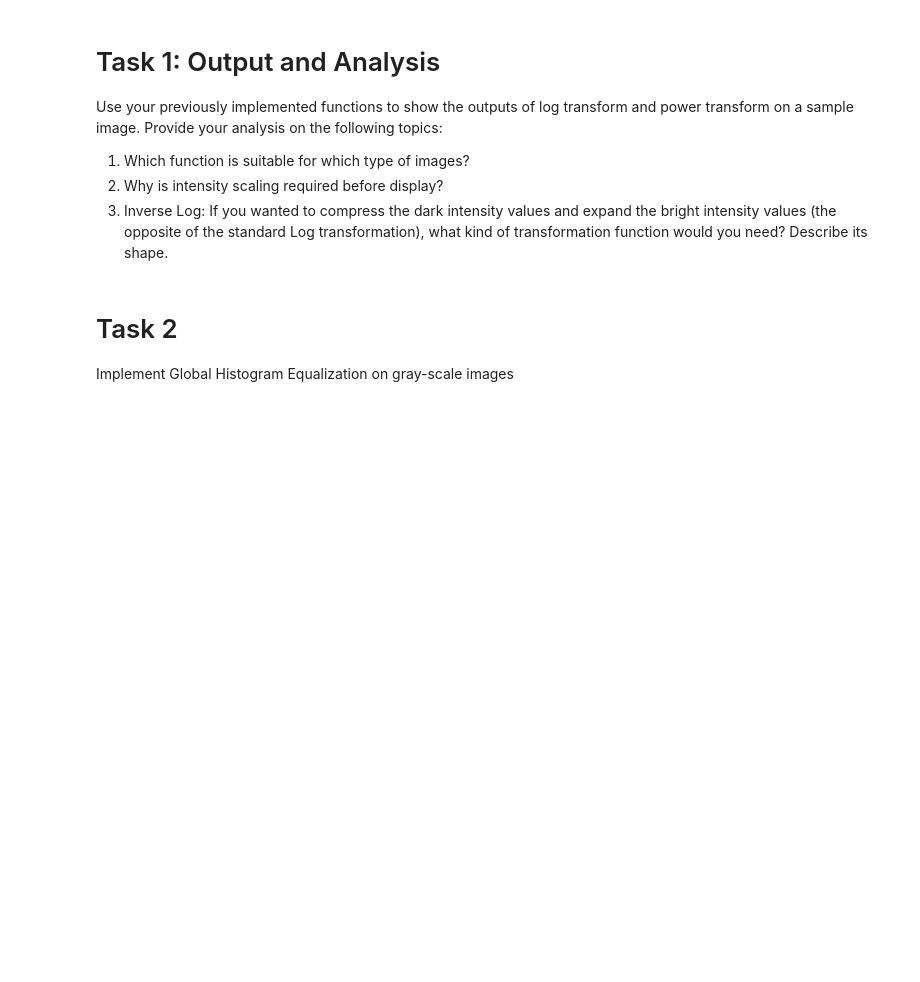
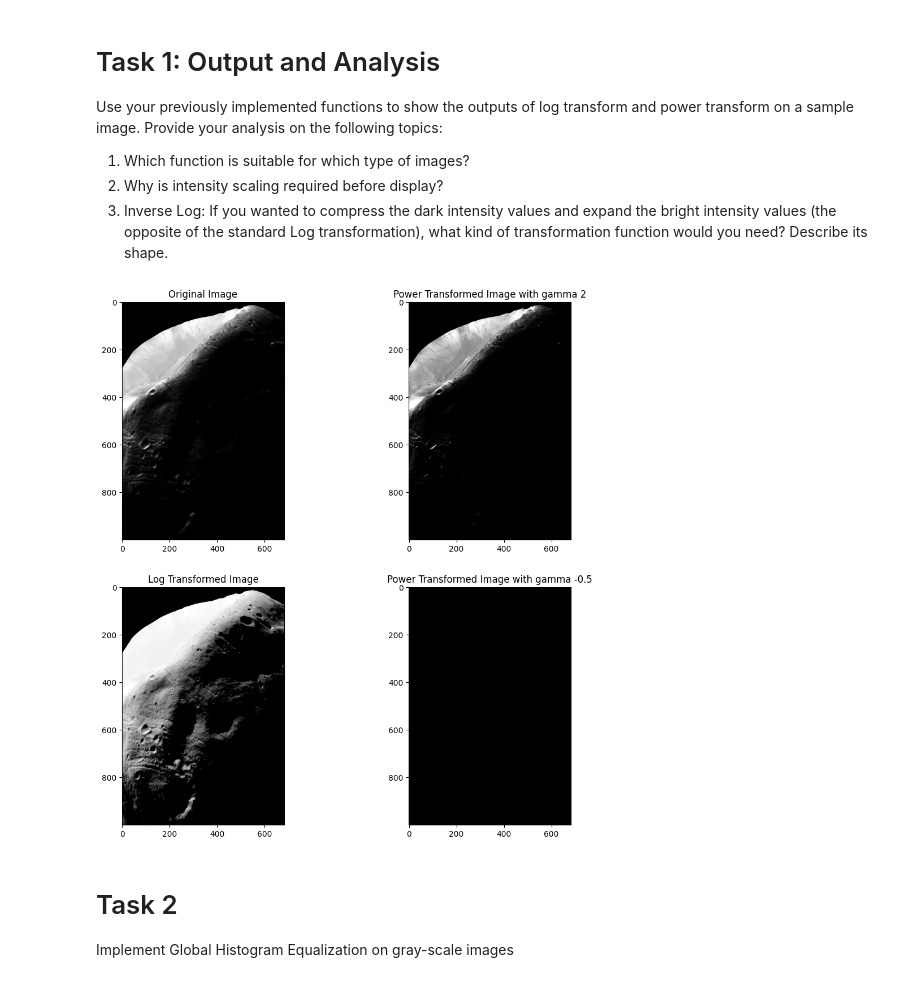
Before and after one commit to jubaer36/Lab-Tasks, a Jupyter notebook: DIP/Lab2/Md_Abdullah_Al_Jubaer_Gem_210041226_CSE_4734_L2.ipynb, the cells around one changed output. Cells and saved outputs as stored; diff of their text form; code cells hidden in the pictures; blank space fills up the shorter version.

```diff
--- a/DIP/Lab2/Md_Abdullah_Al_Jubaer_Gem_210041226_CSE_4734_L2.ipynb
+++ b/DIP/Lab2/Md_Abdullah_Al_Jubaer_Gem_210041226_CSE_4734_L2.ipynb
@@ -64,34 +66,36 @@ log_transformed = log_transform(img)
 power_transformed_with_gamma2 = power_transform(img, 2)
 power_transformed_with_gamma_neg0_5 = power_transform(img, -0.5)
 power_transformed_with_gamma_5 = power_transform(img, 5)
 
 # Save the transformed images
 log_transformed.save('output_images/log_transformed.png')
 power_transformed_with_gamma2.save('output_images/power_gamma_2.png')
 power_transformed_with_gamma_neg0_5.save('output_images/power_gamma_neg0_5.png')
 power_transformed_with_gamma_5.save('output_images/power_gamma_5.png')
 
 # For different values of gamma to demonstrate power_transformed
 plt.figure(figsize=(12, 12))
 
 plt.subplot(2, 2, 1)
 plt.title('Original Image')
 plt.imshow(img, cmap='gray')
 
 plt.subplot(2, 2, 2)
 plt.title('Power Transformed Image with gamma 2')
 plt.imshow(power_transformed_with_gamma2, cmap='gray')
 
 plt.subplot(2,2,3)
 plt.title('Log Transformed Image')
 plt.imshow(log_transformed, cmap='gray')
 
 plt.subplot(2,2,4)
 plt.title('Power Transformed Image with gamma -0.5')
-plt.imshow(power_transformed_with_gamma_neg0_5)
+plt.imshow(power_transformed_with_gamma_neg0_5, cmap='gray')
 
 plt.savefig('output_images/task1_plots.png')
 plt.show()
+# %% [output]
+[figure, added]
 # %% [markdown]
 # Task 2
 Implement Global Histogram Equalization on gray-scale images
```
Also changed, not shown: parts of 4 cells of this notebook, 58 other files.
